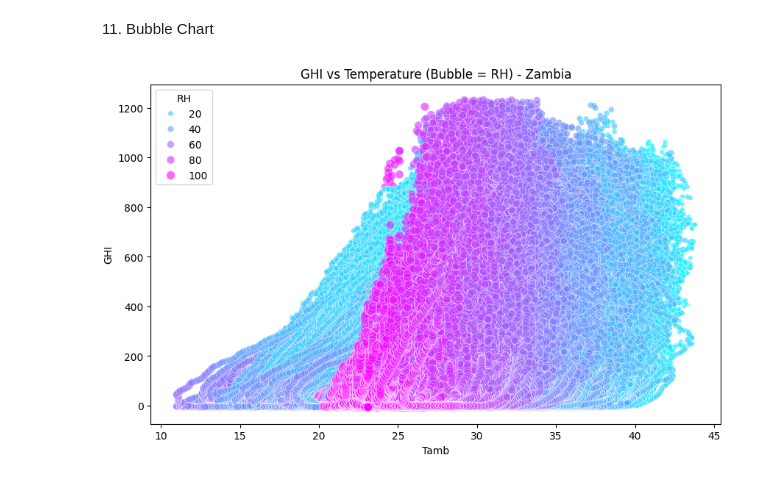
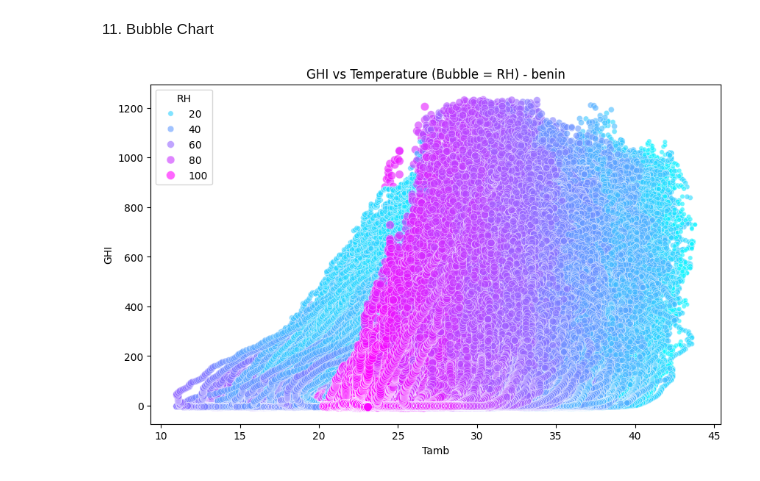
Before and after one commit to HanaTeshome721/-solar-challenge-week1, a Jupyter notebook: notebook/eda-benin.ipynb, the cells around one changed output. Saved outputs shown, nothing was run; the diff lists cells and outputs as text; code cells hidden in the pictures.

```diff
--- a/notebook/eda-benin.ipynb
+++ b/notebook/eda-benin.ipynb
@@ -107,7 +107,7 @@ plt.show()
 # %%
 plt.figure(figsize=(10, 6))
 sns.scatterplot(data=df_clean, x='Tamb', y='GHI', size='RH', hue='RH', alpha=0.6, palette='cool')
-plt.title("GHI vs Temperature (Bubble = RH) - Zambia")
+plt.title("GHI vs Temperature (Bubble = RH) - benin")
 plt.show()
 # %% [output]
-[figure, old version]
+[figure, new version]
```
Also changed, not shown: parts of 2 cells of this notebook, 2 other files.
